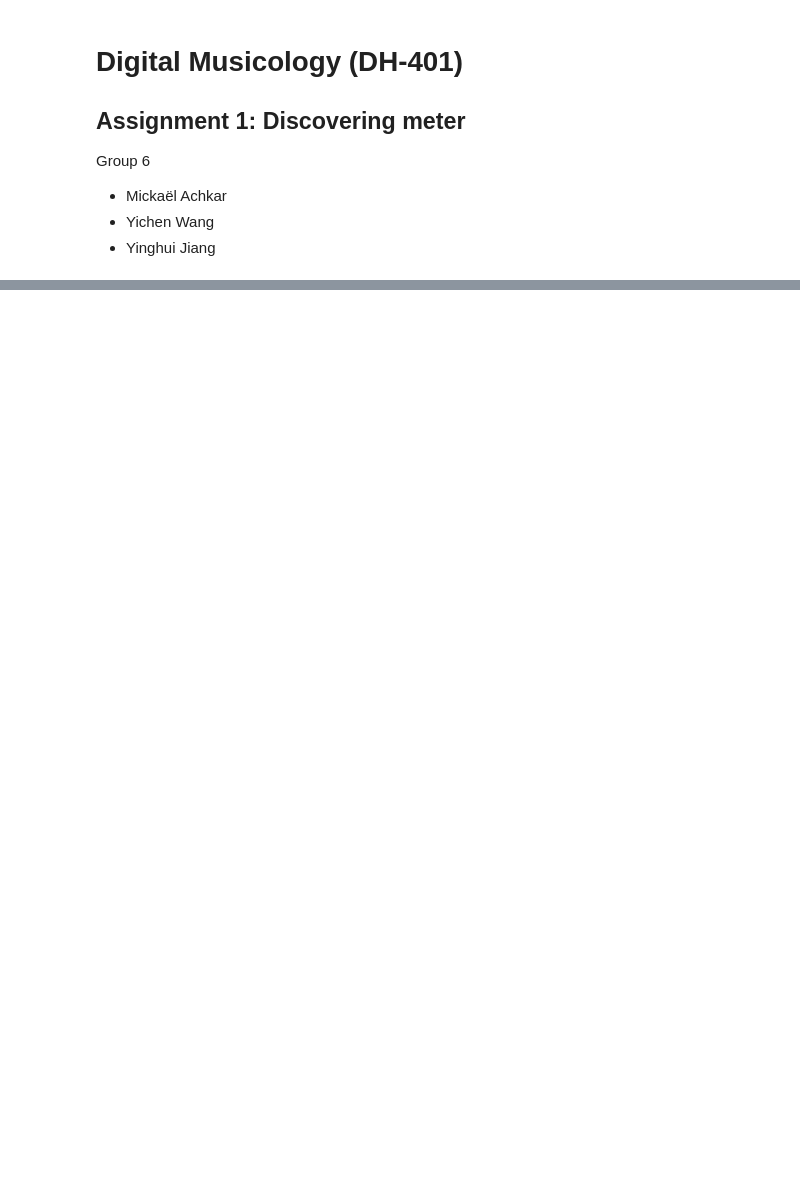
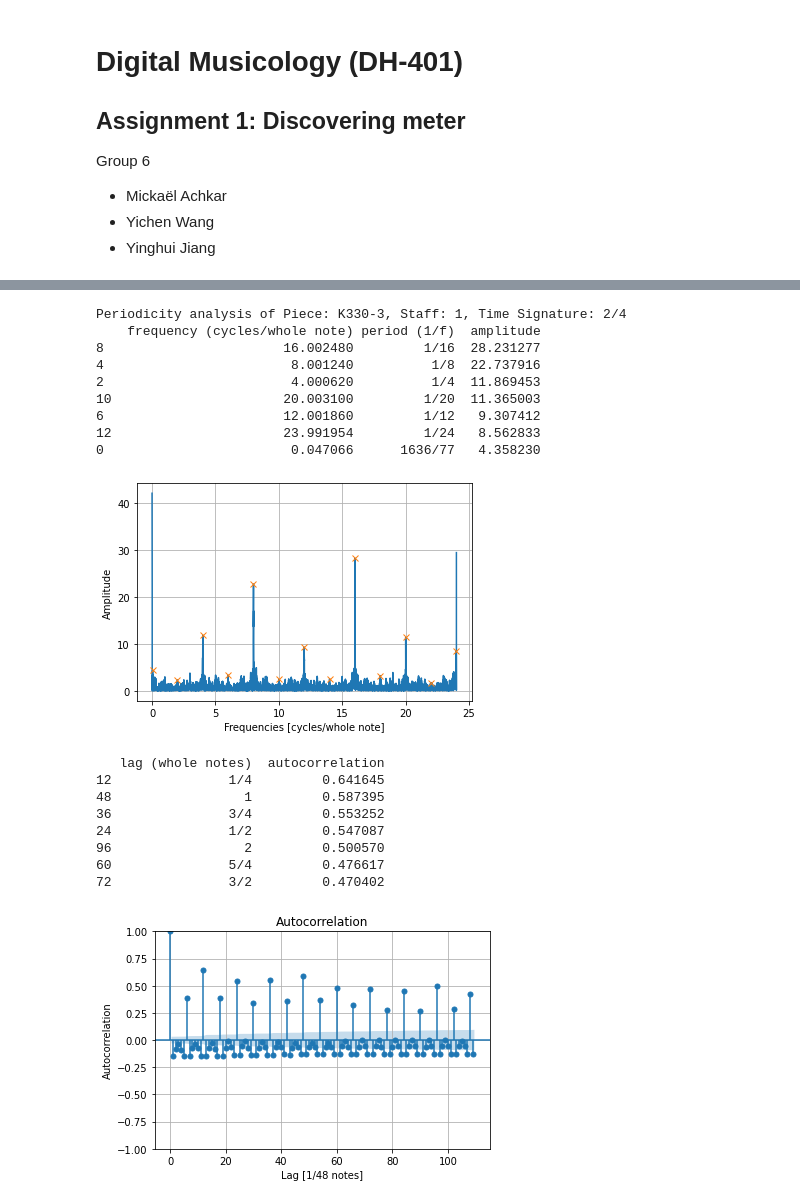
Before and after one commit to mikqs/digital-musicology, a Jupyter notebook: Group_6_A1.ipynb, the cells around one changed output, grey strips where cells are left out. Saved outputs shown, nothing was run; the diff lists cells and outputs as text; code cells hidden in the pictures; blank space fills up the shorter version.

```diff
--- a/Group_6_A1.ipynb
+++ b/Group_6_A1.ipynb
@@ -121,0 +202,25 @@ Smallest note length in dataset: 1/32
+# %%
+print("Periodicity analysis of Piece: {piece}, Staff: {staff}, Time Signature: {timesig}".format(piece = key[0], staff = key[1], timesig=timesig))
+
+top_frequencies(summed_durations, n_tops=7, plot=True)
+top_autocorrelations(summed_durations, n_tops=7, plot=True);
+# %% [output]
+Periodicity analysis of Piece: K330-3, Staff: 1, Time Signature: 2/4
+    frequency (cycles/whole note) period (1/f)  amplitude
+8                       16.002480         1/16  28.231277
+4                        8.001240          1/8  22.737916
+2                        4.000620          1/4  11.869453
+10                      20.003100         1/20  11.365003
+6                       12.001860         1/12   9.307412
+12                      23.991954         1/24   8.562833
+0                        0.047066      1636/77   4.358230
+[figure, added]
+   lag (whole notes)  autocorrelation
+12               1/4         0.641645
+48                 1         0.587395
+36               3/4         0.553252
+24               1/2         0.547087
+96                 2         0.500570
+60               5/4         0.476617
+72               3/2         0.470402
+[figure, added]
```
Also changed, not shown: parts of 25 cells of this notebook.
